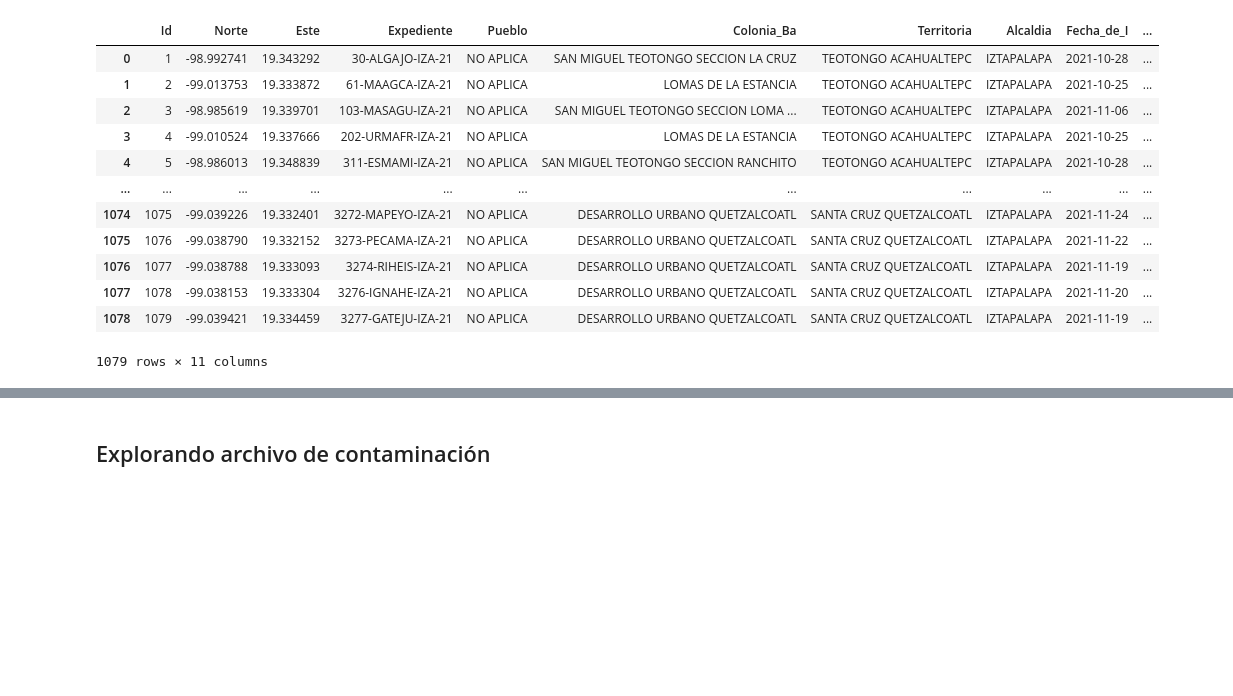
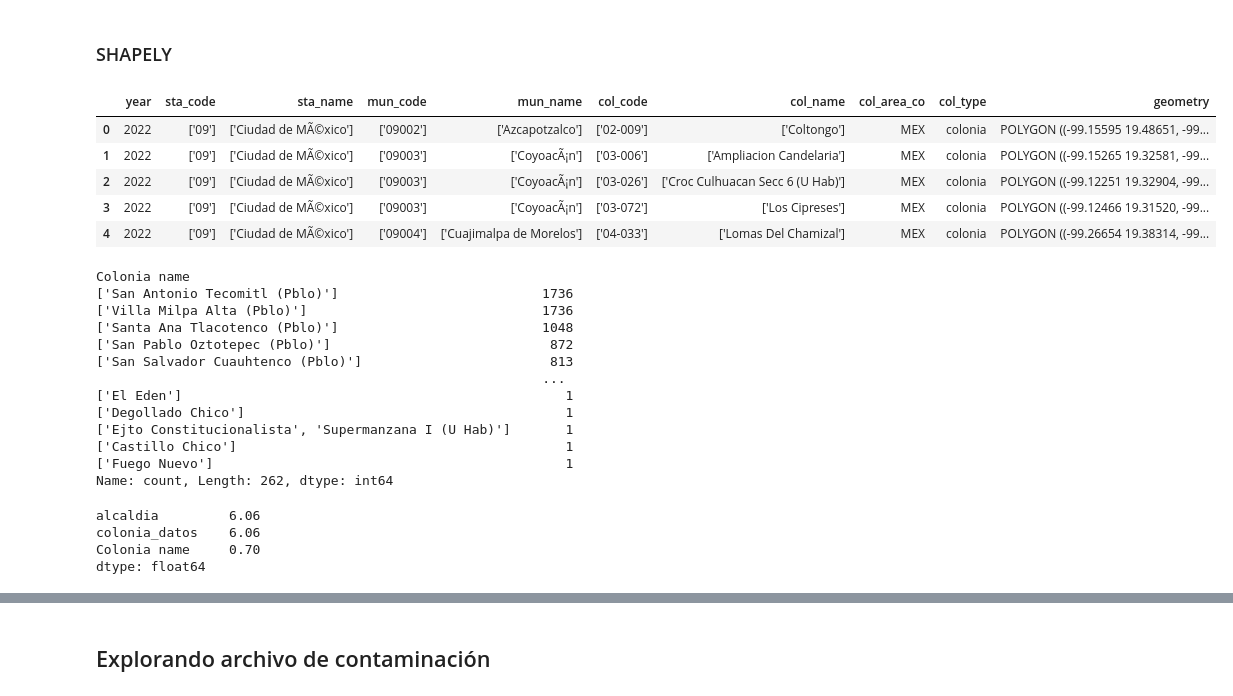
Before and after one commit to Anton-Utray/Vulnerabilidad-Hidrica-CDMX, a Jupyter notebook: Pruebas.ipynb, the cells around one changed output, grey strips where cells are left out. Saved outputs shown, nothing was run; the diff lists cells and outputs as text; code cells hidden in the pictures; blank space fills up the shorter version.

```diff
--- a/Pruebas.ipynb
+++ b/Pruebas.ipynb
@@ -15,16 +20,2 @@ data = gpd.read_file('../FINAL/adip_shp_dona_izt_1079_30nov/ADIP_SHP_Dona_IZT_10
-# %%
-data
-# %% [output]
-|  | Id | Norte | Este | Expediente | Pueblo | Colonia_Ba | Territoria | Alcaldia | Fecha_de_I | ... |
-| 0 | 1 | -98.992741 | 19.343292 | 30-ALGAJO-IZA-21 | NO APLICA | SAN MIGUEL TEOTONGO SECCION LA CRUZ | TEOTONGO ACAHUALTEPC | IZTAPALAPA | 2021-10-28 | ... |
-| 1 | 2 | -99.013753 | 19.333872 | 61-MAAGCA-IZA-21 | NO APLICA | LOMAS DE LA ESTANCIA | TEOTONGO ACAHUALTEPC | IZTAPALAPA | 2021-10-25 | ... |
-| 2 | 3 | -98.985619 | 19.339701 | 103-MASAGU-IZA-21 | NO APLICA | SAN MIGUEL TEOTONGO SECCION LOMA ... | TEOTONGO ACAHUALTEPC | IZTAPALAPA | 2021-11-06 | ... |
-| 3 | 4 | -99.010524 | 19.337666 | 202-URMAFR-IZA-21 | NO APLICA | LOMAS DE LA ESTANCIA | TEOTONGO ACAHUALTEPC | IZTAPALAPA | 2021-10-25 | ... |
-| 4 | 5 | -98.986013 | 19.348839 | 311-ESMAMI-IZA-21 | NO APLICA | SAN MIGUEL TEOTONGO SECCION RANCHITO | TEOTONGO ACAHUALTEPC | IZTAPALAPA | 2021-10-28 | ... |
-| ... | ... | ... | ... | ... | ... | ... | ... | ... | ... | ... |
-| 1074 | 1075 | -99.039226 | 19.332401 | 3272-MAPEYO-IZA-21 | NO APLICA | DESARROLLO URBANO QUETZALCOATL | SANTA CRUZ QUETZALCOATL | IZTAPALAPA | 2021-11-24 | ... |
-| 1075 | 1076 | -99.038790 | 19.332152 | 3273-PECAMA-IZA-21 | NO APLICA | DESARROLLO URBANO QUETZALCOATL | SANTA CRUZ QUETZALCOATL | IZTAPALAPA | 2021-11-22 | ... |
-| 1076 | 1077 | -99.038788 | 19.333093 | 3274-RIHEIS-IZA-21 | NO APLICA | DESARROLLO URBANO QUETZALCOATL | SANTA CRUZ QUETZALCOATL | IZTAPALAPA | 2021-11-19 | ... |
-| 1077 | 1078 | -99.038153 | 19.333304 | 3276-IGNAHE-IZA-21 | NO APLICA | DESARROLLO URBANO QUETZALCOATL | SANTA CRUZ QUETZALCOATL | IZTAPALAPA | 2021-11-20 | ... |
-| 1078 | 1079 | -99.039421 | 19.334459 | 3277-GATEJU-IZA-21 | NO APLICA | DESARROLLO URBANO QUETZALCOATL | SANTA CRUZ QUETZALCOATL | IZTAPALAPA | 2021-11-19 | ... |
-1079 rows × 11 columns
+# %% [markdown]
+### SHAPELY
@@ -30,0 +26,9 @@ data
+# %%
+geo.head()
+# %% [output]
+|  | year | sta_code | sta_name | mun_code | mun_name | col_code | col_name | col_area_co | col_type | geometry |
+| 0 | 2022 | ['09'] | ['Ciudad de MÃ©xico'] | ['09002'] | ['Azcapotzalco'] | ['02-009'] | ['Coltongo'] | MEX | colonia | POLYGON ((-99.15595 19.48651, -99... |
+| 1 | 2022 | ['09'] | ['Ciudad de MÃ©xico'] | ['09003'] | ['CoyoacÃ¡n'] | ['03-006'] | ['Ampliacion Candelaria'] | MEX | colonia | POLYGON ((-99.15265 19.32581, -99... |
+| 2 | 2022 | ['09'] | ['Ciudad de MÃ©xico'] | ['09003'] | ['CoyoacÃ¡n'] | ['03-026'] | ['Croc Culhuacan Secc 6 (U Hab)'] | MEX | colonia | POLYGON ((-99.12251 19.32904, -99... |
+| 3 | 2022 | ['09'] | ['Ciudad de MÃ©xico'] | ['09003'] | ['CoyoacÃ¡n'] | ['03-072'] | ['Los Cipreses'] | MEX | colonia | POLYGON ((-99.12466 19.31520, -99... |
+| 4 | 2022 | ['09'] | ['Ciudad de MÃ©xico'] | ['09004'] | ['Cuajimalpa de Morelos'] | ['04-033'] | ['Lomas Del Chamizal'] | MEX | colonia | POLYGON ((-99.26654 19.38314, -99... |
@@ -30,0 +64,16 @@ data
+# %%
+capt_22['Colonia name'].value_counts()
+# %% [output]
+Colonia name
+['San Antonio Tecomitl (Pblo)']                          1736
+['Villa Milpa Alta (Pblo)']                              1736
+['Santa Ana Tlacotenco (Pblo)']                          1048
+['San Pablo Oztotepec (Pblo)']                            872
+['San Salvador Cuauhtenco (Pblo)']                        813
+                                                         ...
+['El Eden']                                                 1
+['Degollado Chico']                                         1
+['Ejto Constitucionalista', 'Supermanzana I (U Hab)']       1
+['Castillo Chico']                                          1
+['Fuego Nuevo']                                             1
+Name: count, Length: 262, dtype: int64
@@ -30,0 +82,7 @@ data
+# %%
+nancolsper(capt_22)
+# %% [output]
+alcaldia         6.06
+colonia_datos    6.06
+Colonia name     0.70
+dtype: float64
```
Also changed, not shown: parts of 17 cells of this notebook, 10 other files.
